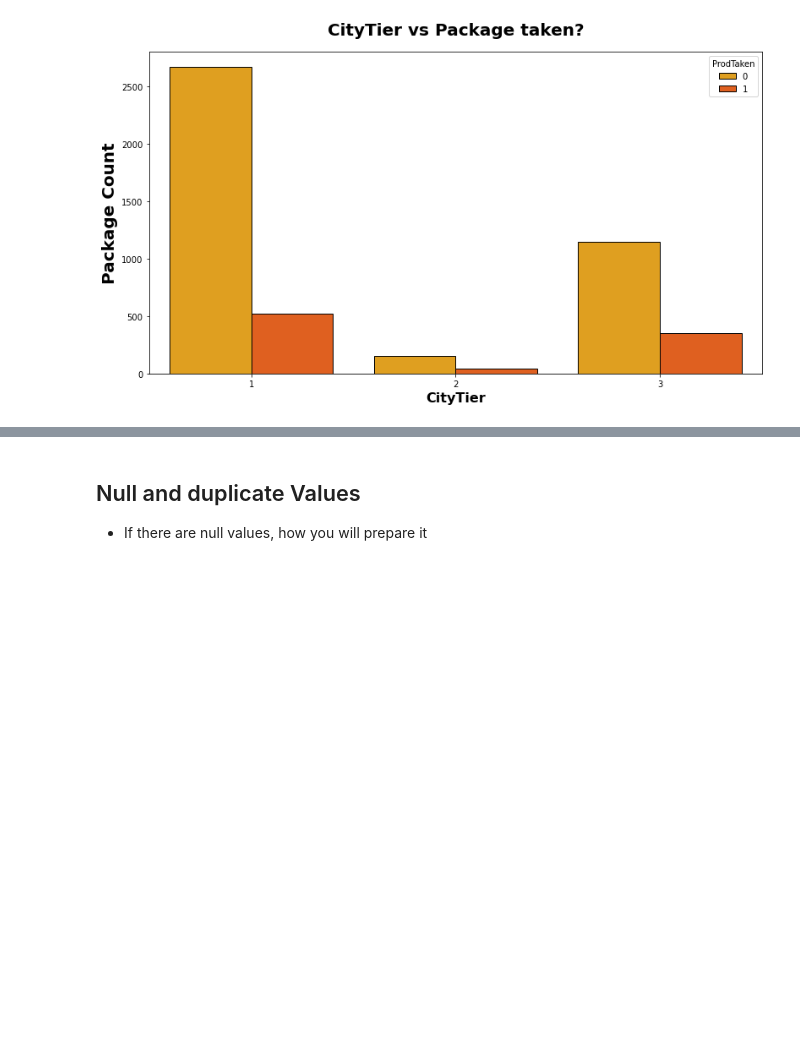
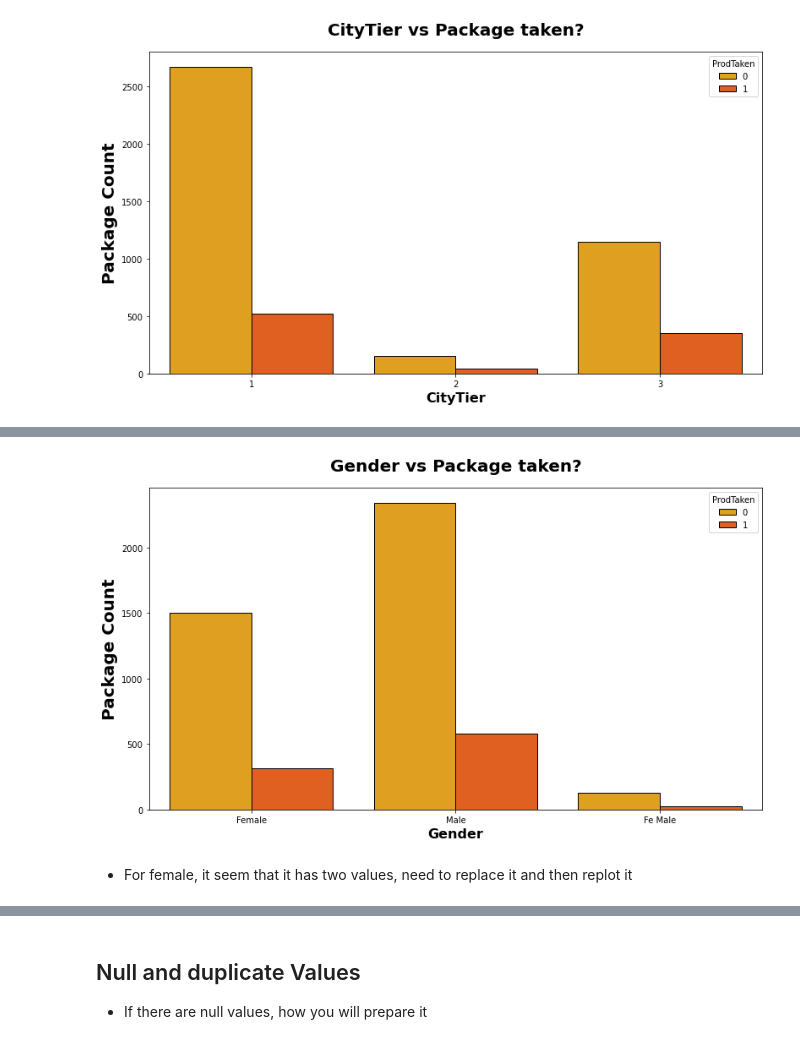
Before and after one commit to wasimmadha/tourism_package, a Jupyter notebook: notebooks/Data Exploration.ipynb, the cells around one changed output, grey strips where cells are left out. Saved outputs shown, nothing was run; the diff lists cells and outputs as text; code cells hidden in the pictures; blank space fills up the shorter version.

```diff
--- a/notebooks/Data Exploration.ipynb
+++ b/notebooks/Data Exploration.ipynb
@@ -191,0 +240,15 @@ plt.show()
+# %%
+"""
+I don't think gender would have more bias on buying package, but let's check
+"""
+
+plt.subplots(figsize=(13,7))
+sns.countplot(x="Gender",hue="ProdTaken", data= df,ec = "black",palette="autumn_r")
+plt.title("Gender vs Package taken?", weight="bold",fontsize=20, pad=20)
+plt.ylabel("Package Count", weight="bold", fontsize=20)
+plt.xlabel("Gender", weight="bold", fontsize=16)
+plt.show()
+# %% [output]
+[figure, added]
+# %% [markdown]
+- For female, it seem that it has two values, need to replace it and then replot it
```
Also changed, not shown: parts of 28 cells of this notebook.
